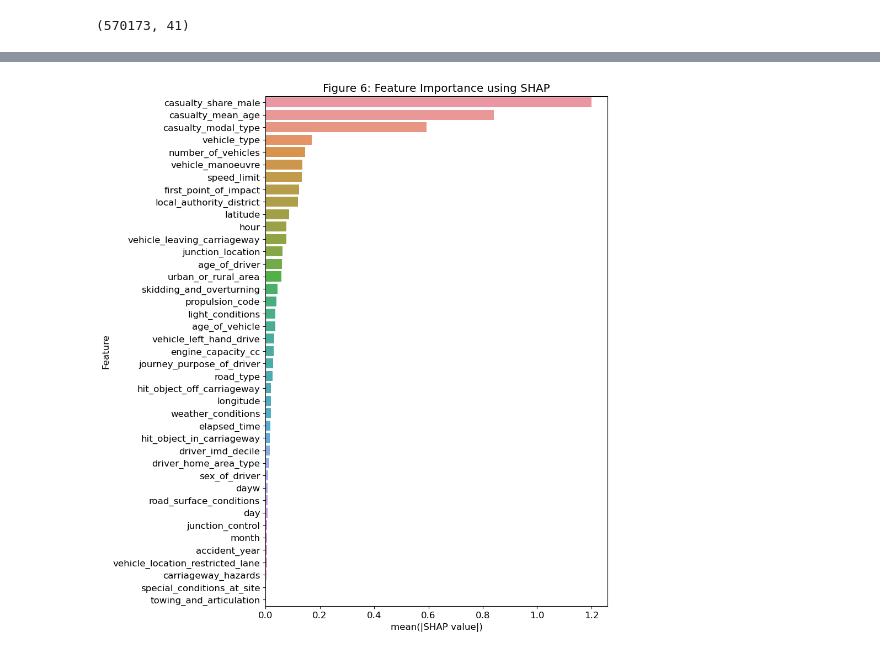
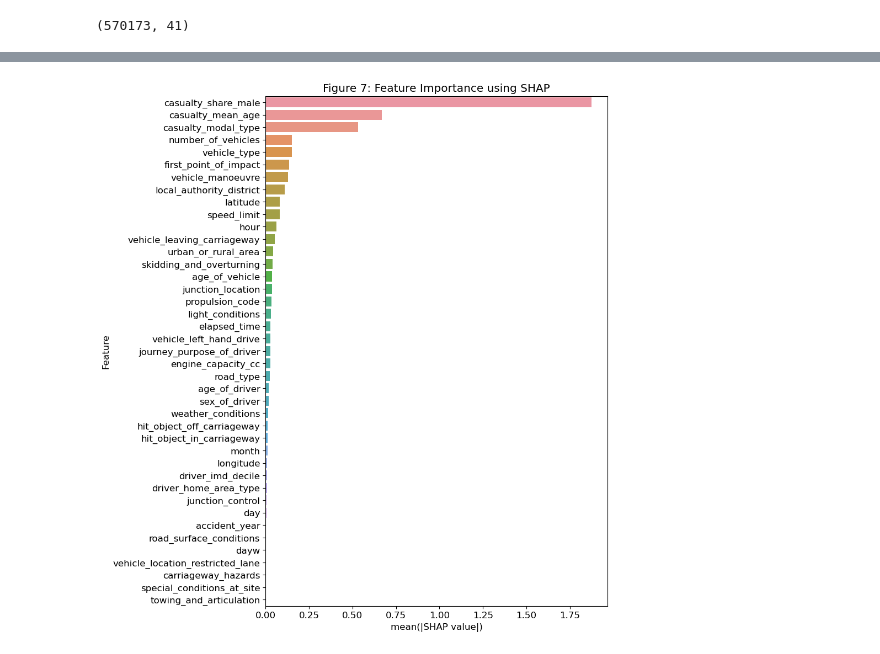
Before and after one commit to kingjosephm/gb_vehicle_injuries, a Jupyter notebook: analysis.ipynb, the cells around one changed output, grey strips where cells are left out. Cells and saved outputs as stored; diff of their text form; code cells hidden in the pictures.

```diff
--- a/analysis.ipynb
+++ b/analysis.ipynb
@@ -340,7 +362,7 @@ def objective(trial: optuna.Trial, X_train: pd.DataFrame, X_val: pd.DataFrame,
         "boosting_type": "gbdt",
         "num_threads": 8,
         "seed": 123,
-        "num_iterations": 100,
+        "num_iterations": 150,
         "lambda_l1": trial.suggest_float("lambda_l1", 1e-8, 10.0, log=True),
         "lambda_l2": trial.suggest_float("lambda_l2", 1e-8, 10.0, log=True),
         "num_leaves": trial.suggest_int("num_leaves", 2, 256),
@@ -361,7 +383,7 @@ current = time()
 
 sampler = TPESampler(seed=10)  # ensures reproducibility
 study = optuna.create_study(sampler=sampler, direction='minimize')  # note - uses median pruner by default
-study.optimize(lambda trial: objective(trial, X_train, X_val, y_train, y_val), n_trials=50)
+study.optimize(lambda trial: objective(trial, X_train, X_val, y_train, y_val), n_trials=75)
 
 print(f"Total model hyperoptimization time: {round(time() - current, 2)} seconds. \n")
 
@@ -415,7 +437,7 @@ current = time()
 
 results = {}
 bst = lgb.train(params, train, valid_sets=[validation],
-                evals_result=results, verbose_eval=False)
+                evals_result=results, verbose_eval=False, num_boost_round=150)
 
 print(f"Total model training time: {round(time() - current, 2)} seconds.")
 # %% [output]
@@ -455,7 +477,7 @@ Because our target feature is binary, SHAP values are symmetric. **SHAP values c
 # %% [markdown]
 ### 4.1 Calculate SHAP values
 # %%
-explainer = shap.TreeExplainer(bst)
+explainer = shap.TreeExplainer(bst, masker=df[prediction_features])
 # %%
 current = time()
 shap_values = explainer.shap_values(df[prediction_features])
@@ -494,10 +533,10 @@ most_important = (abs(shap_vals).sum(axis=0) / len(shap_vals))\
 # %%
 plt.figure(figsize=(8,12))
 sns.barplot(most_important, x=0, y='index')
 plt.ylabel('Feature')
 plt.xlabel('mean(|SHAP value|)')
-plt.title("Figure 6: Feature Importance using SHAP")
+plt.title("Figure 7: Feature Importance using SHAP")
 plt.show()
 # %% [output]
-[figure, old version]
+[figure, new version]
 # %% [markdown]
```
Also changed, not shown: parts of 31 cells of this notebook.
